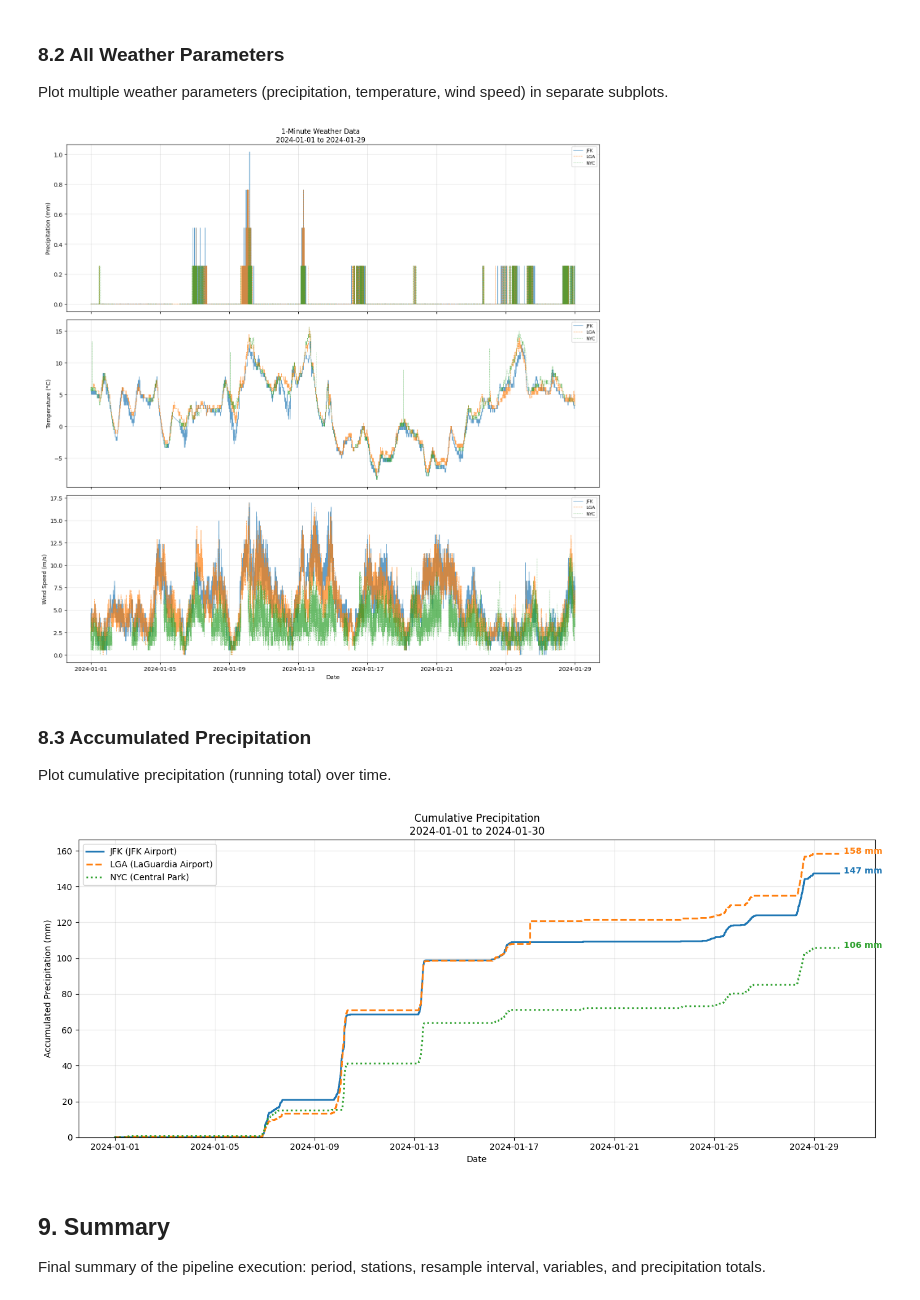
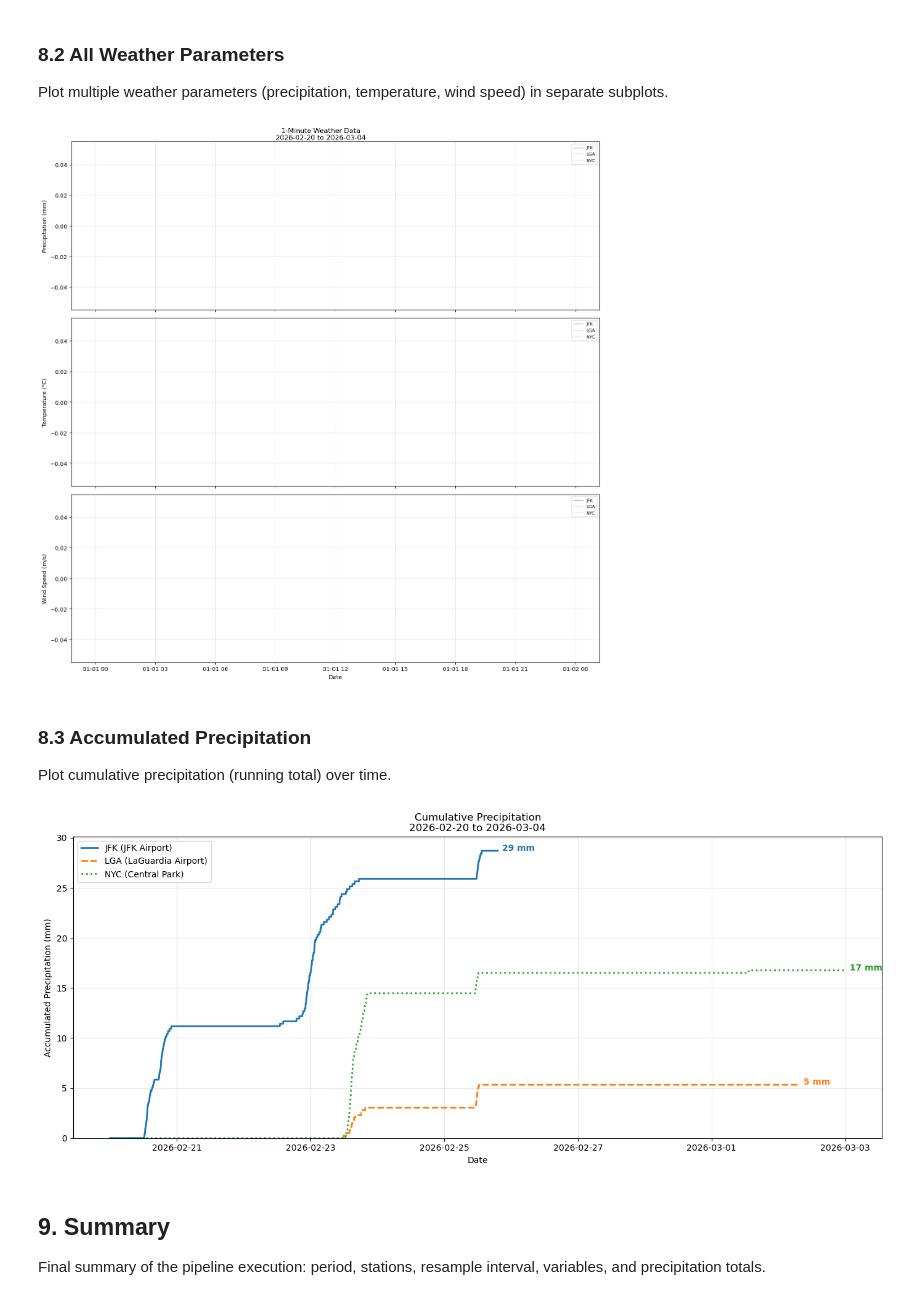
Before and after one commit to drorjac/OpenMesh, a Jupyter notebook: src/fetch_data/noaa_asos/asos_pipeline.ipynb, the cells around one changed output. Cells and saved outputs as stored; diff of their text form; code cells hidden in the pictures.

```diff
--- a/src/fetch_data/noaa_asos/asos_pipeline.ipynb
+++ b/src/fetch_data/noaa_asos/asos_pipeline.ipynb
@@ -44,8 +44,8 @@ import pandas as pd
 
 # CONFIGURATION
 STATION_IDS = ['JFK', 'LGA', 'NYC']
-START_DATE  = datetime(2024, 1, 1)
-END_DATE    = datetime(2024, 1, 30)
+START_DATE  = datetime(2026, 2, 20)
+END_DATE    = datetime(2026, 3, 4)
 
 # Output directory: Use shared config
 OUTPUT_DIR = OUTPUT_DIRS['asos']
@@ -374,17 +393,17 @@ Plot multiple weather parameters (precipitation, temperature, wind speed) in sep
 # %%
 # Cell 11: Plot all weather parameters
 fig, axes = plot_weather_subplots(
     processed_data,
     params=['precip_amount', 'temperature', 'wind_speed'],
     start_date=START_DATE,
-    end_date='2024-01-29',
+    end_date=END_DATE,
     figsize=(14, 14),
     title_prefix='1-Minute' ,
 #    ylims=[0, 3]
 )
 plt.show()
 # %% [output]
-[figure, old version]
+[figure, new version]
 # %% [markdown]
 ### 8.3 Accumulated Precipitation
 
@@ -398,7 +417,7 @@ fig, ax = plot_accumulated(
 )
 plt.show()
 # %% [output]
-[figure, old version]
+[figure, new version]
 # %% [markdown]
 ## 9. Summary
 
```
Also changed, not shown: parts of 15 cells of this notebook, 24 other files.
